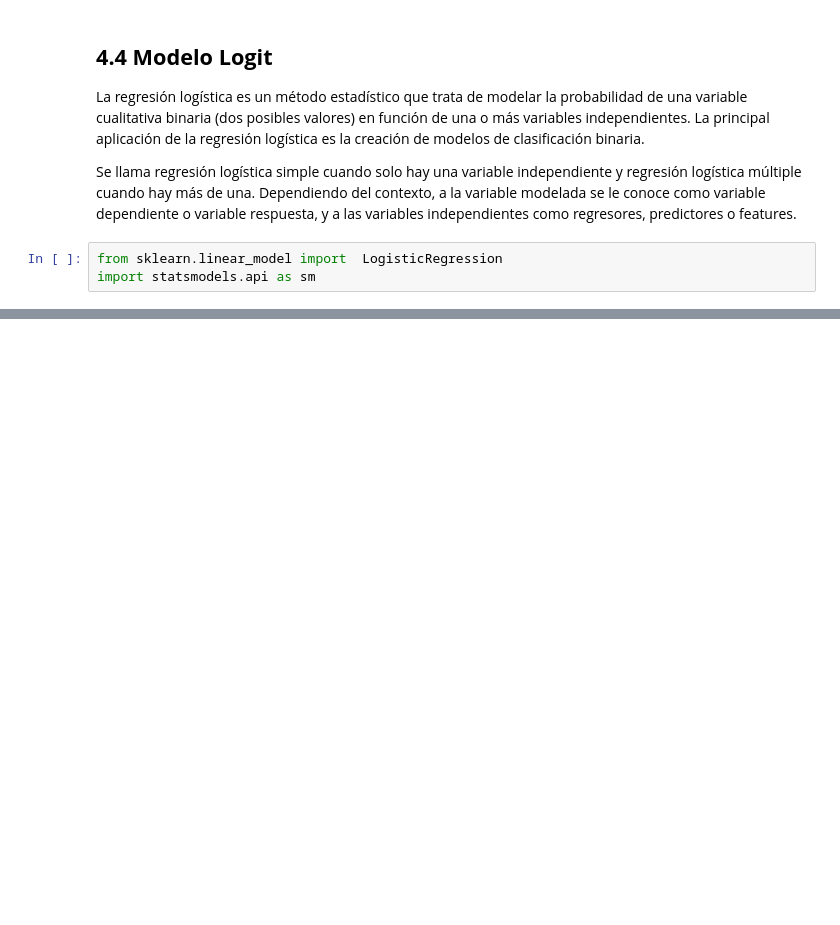
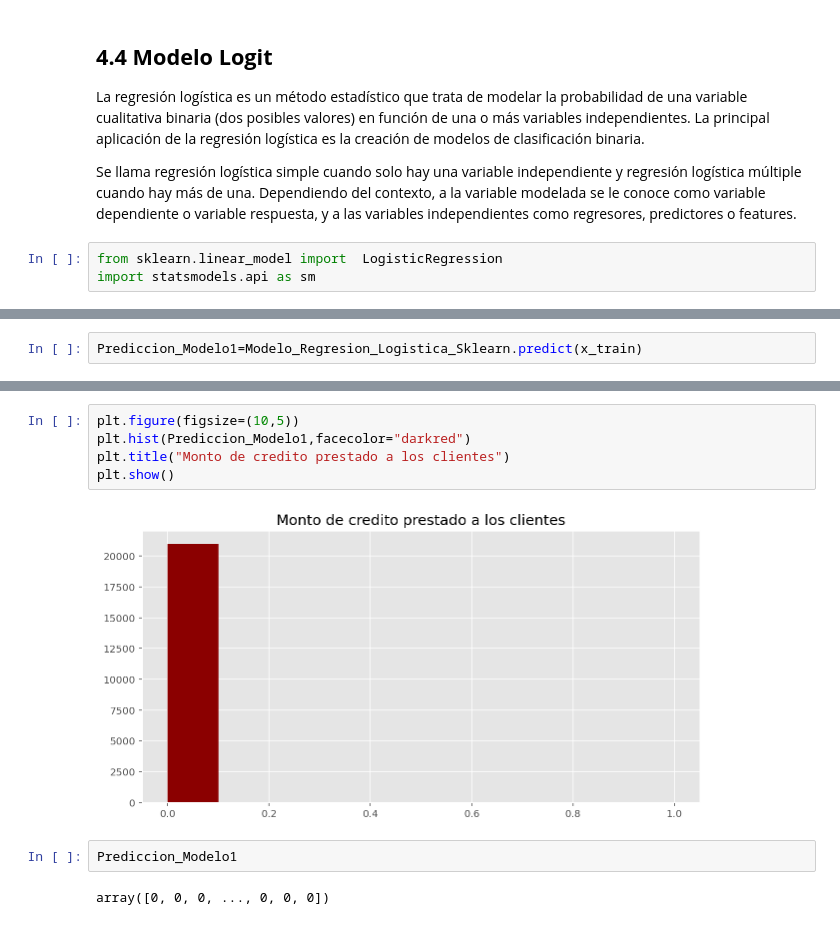
Before and after one commit to Oscar19922017/ProyectoBancoAmerica, a Jupyter notebook: ProyectoBancoAmerica2022.ipynb, the cells around one changed output, grey strips where cells are left out. Cells and saved outputs as stored; diff of their text form; blank space fills up the shorter version.

```diff
--- a/ProyectoBancoAmerica2022.ipynb
+++ b/ProyectoBancoAmerica2022.ipynb
@@ -1093,0 +1128,2 @@ import statsmodels.api as sm
+# %%
+Prediccion_Modelo1=Modelo_Regresion_Logistica_Sklearn.predict(x_train)
@@ -1093,0 +1134,11 @@ import statsmodels.api as sm
+# %%
+plt.figure(figsize=(10,5))
+plt.hist(Prediccion_Modelo1,facecolor="darkred")
+plt.title("Monto de credito prestado a los clientes")
+plt.show()
+# %% [output]
+[figure, added]
+# %%
+Prediccion_Modelo1
+# %% [output]
+array([0, 0, 0, ..., 0, 0, 0])
```
Also changed, not shown: parts of 102 cells of this notebook.
